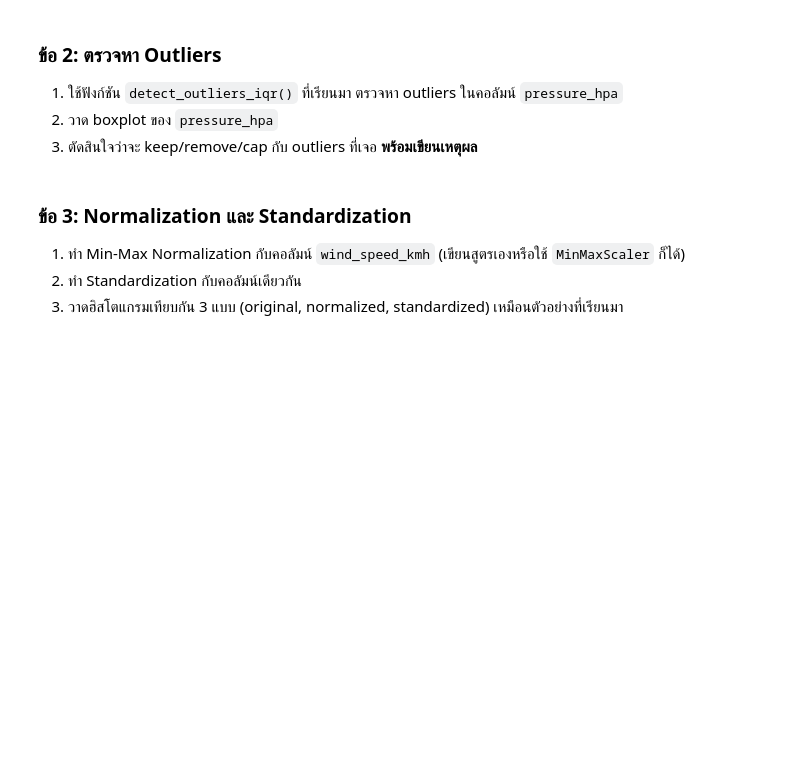
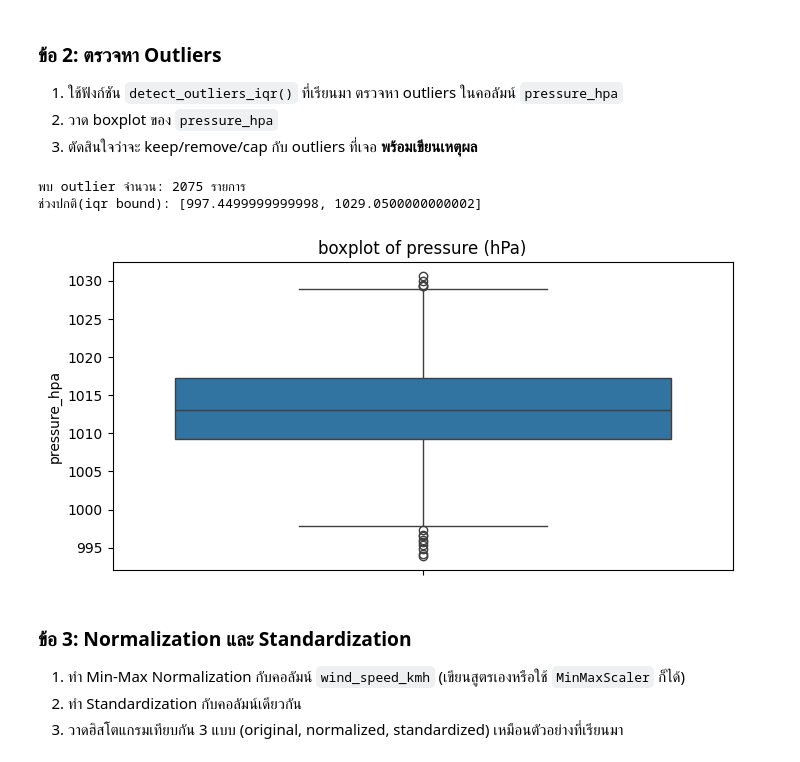
Before and after one commit to kanokrada-dot/SC-612-104-Essential-Data-Science, a Jupyter notebook: สำเนาของ_SC612104_Data_Cleaning.ipynb, the cells around one changed output. Drawn from its saved outputs; the diff is of its cells as text; code cells hidden in the pictures; blank space fills up the shorter version.

```diff
--- a/สำเนาของ_SC612104_Data_Cleaning.ipynb
+++ b/สำเนาของ_SC612104_Data_Cleaning.ipynb
@@ -1036,0 +1047,22 @@ df_ex['rainfall_mm'] = df_ex['rainfall_mm'].fillna(0)
+# %%
+def detect_outliers_iqr(df,column):
+  q1 = df[column].quantile(0.25)
+  q3 = df[column].quantile(0.75)
+  iqr = q3 - q1
+  lower_bound = q1 - 1.5 * iqr
+  upper_bound = q3 + 1.5 * iqr
+  outlier = (df[column] < lower_bound) | (df[column] > upper_bound)
+  print(f"พบ outlier จำนวน: {len(outlier)} รายการ")
+  print(f"ช่วงปกติ(iqr bound): [{lower_bound}, {upper_bound}]")
+  return lower_bound, upper_bound
+lower_b, upper_b = detect_outliers_iqr(df_ex, 'pressure_hpa')
+# %% [output]
+พบ outlier จำนวน: 2075 รายการ
+ช่วงปกติ(iqr bound): [997.4499999999998, 1029.0500000000002]
+# %%
+plt.figure(figsize=(8,4))
+sns.boxplot(df_ex['pressure_hpa'])
+plt.title('boxplot of pressure (hPa)')
+plt.show()
+# %% [output]
+[figure, added]
```
Also changed, not shown: parts of 4 cells of this notebook.
